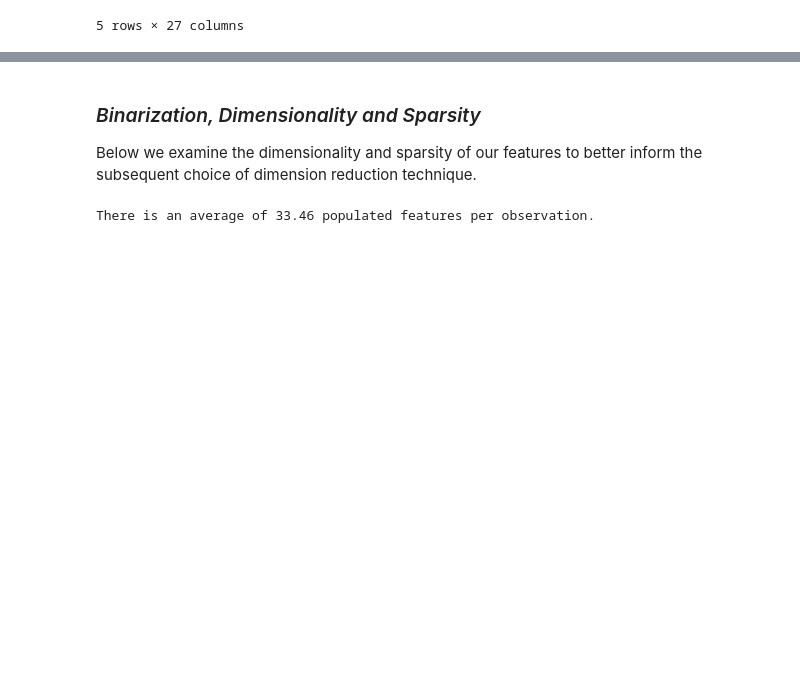
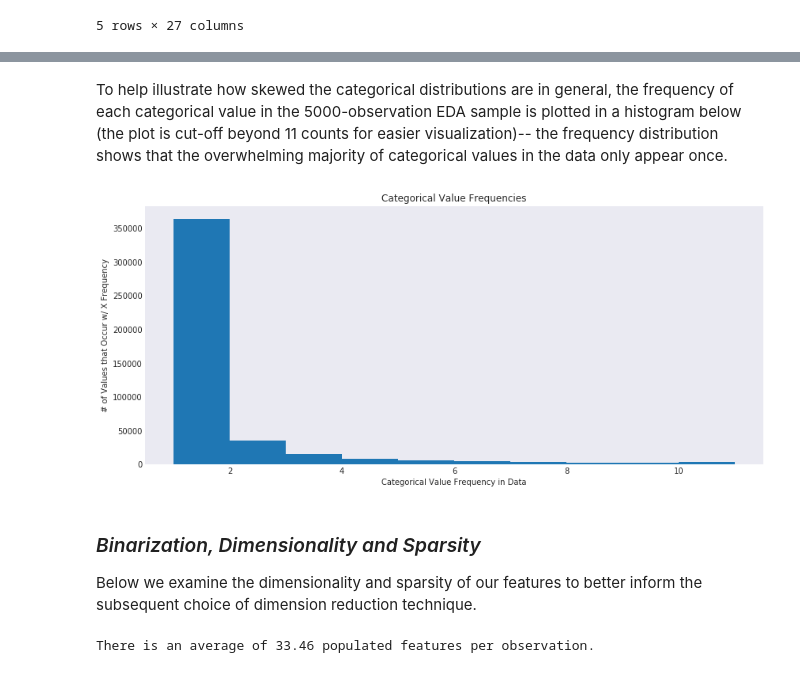
Before and after one commit to kalvinkao/ctr-prediction-with-fm, a Jupyter notebook: CarterKaoLetcherPhilippou_w261_FM_CTR.ipynb, the cells around one changed output, grey strips where cells are left out. Saved outputs shown, nothing was run; the diff lists cells and outputs as text; code cells hidden in the pictures; blank space fills up the shorter version.

```diff
--- a/CarterKaoLetcherPhilippou_w261_FM_CTR.ipynb
+++ b/CarterKaoLetcherPhilippou_w261_FM_CTR.ipynb
@@ -664,3 +583,18 @@ for idx in range(len(categorical_sample_df.columns)-1):
+# %% [markdown]
+To help illustrate how skewed the categorical distributions are in general, the frequency of each categorical value in the 5000-observation EDA sample is plotted in a histogram below (the plot is cut-off beyond 11 counts for easier visualization)-- the frequency distribution shows that the overwhelming majority of categorical values in the data only appear once.
+# %%
+catFreq = smallTrainRDD.map(lambda x: x.split('\t')[14:]) \
+                        .flatMap(lambda x: [(i,1) for i in x]) \
+                        .reduceByKey(lambda x,y: x+y) \
+                        .values().collect()
+plt.figure(figsize=(14,6))
+plt.hist(catFreq, bins=10, range=(1,11))
+plt.xlabel('Categorical Value Frequency in Data')
+plt.ylabel('# of Values that Occur w/ X Frequency')
+plt.title('Categorical Value Frequencies')
+plt.show()
+# %% [output]
+[figure, added]
 # %% [markdown]
 ### _Binarization, Dimensionality and Sparsity_
 
```
Also changed, not shown: parts of 24 cells of this notebook.
